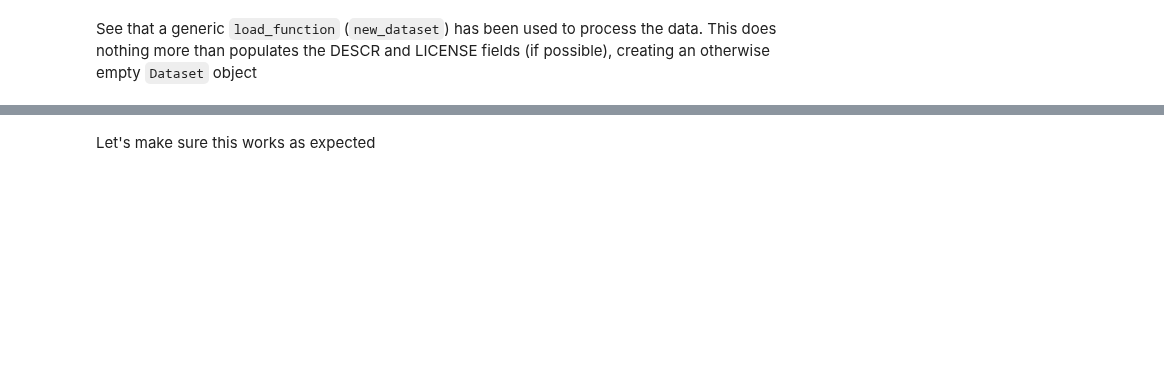
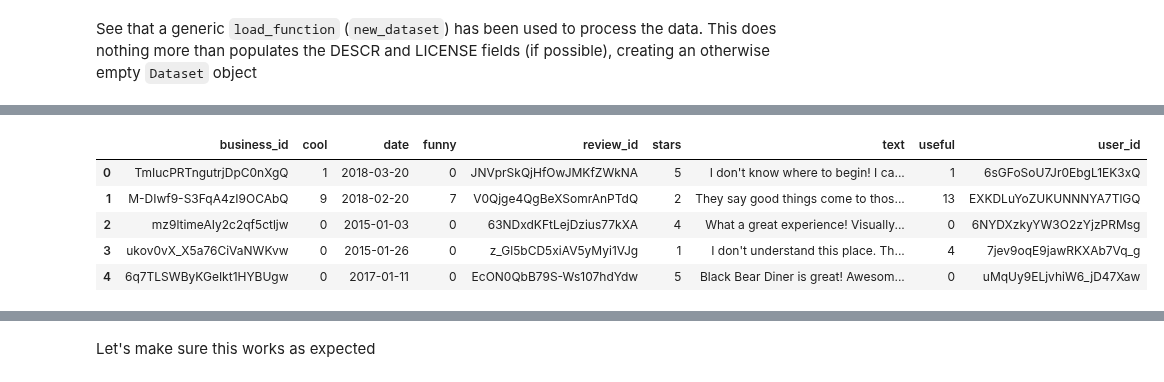
Before and after one commit to hackalog/text_embedding, a Jupyter notebook: notebooks/00-add-yelp-dataset.ipynb, the cells around one changed output, grey strips where cells are left out. Saved outputs shown, nothing was run; the diff lists cells and outputs as text; code cells hidden in the pictures; blank space fills up the shorter version.

Commit message:
add yelp dataset, notebook for generating it

```diff
--- a/notebooks/00-add-yelp-dataset.ipynb
+++ b/notebooks/00-add-yelp-dataset.ipynb
@@ -755,0 +652,5 @@ def process_lvq_pak(dataset_name='lvq-pak', kind='all', numeric_labels=True, met
+# %%
+biz_file = untar_dir / 'yelp_academic_dataset_business.json'
+review_file = untar_dir / 'yelp_academic_dataset_review.json'
+
+biz_file.exists() and review_file.exists()
@@ -755,0 +686,6 @@ def process_lvq_pak(dataset_name='lvq-pak', kind='all', numeric_labels=True, met
+# %%
+%%time
+k = 100000
+sample = reservoir_sample(review_file, k)
+data_json_str = "[" + ','.join(sample) + "]"
+df = pd.read_json(data_json_str)
@@ -755,0 +695,9 @@ def process_lvq_pak(dataset_name='lvq-pak', kind='all', numeric_labels=True, met
+# %%
+df.head()
+# %% [output]
+|  | business_id | cool | date | funny | review_id | stars | text | useful | user_id |
+| 0 | TmIucPRTngutrjDpC0nXgQ | 1 | 2018-03-20 | 0 | JNVprSkQjHfOwJMKfZWkNA | 5 | I don't know where to begin! I ca... | 1 | 6sGFoSoU7Jr0EbgL1EK3xQ |
+| 1 | M-DIwf9-S3FqA4zI9OCAbQ | 9 | 2018-02-20 | 7 | V0Qjge4QgBeXSomrAnPTdQ | 2 | They say good things come to thos... | 13 | EXKDLuYoZUKUNNNYA7TlGQ |
+| 2 | mz9ltimeAIy2c2qf5ctljw | 0 | 2015-01-03 | 0 | 63NDxdKFtLejDzius77kXA | 4 | What a great experience! Visually... | 0 | 6NYDXzkyYW3O2zYjzPRMsg |
+| 3 | ukov0vX_X5a76CiVaNWKvw | 0 | 2015-01-26 | 0 | z_Gl5bCD5xiAV5yMyi1VJg | 1 | I don't understand this place. Th... | 4 | 7jev9oqE9jawRKXAb7Vq_g |
+| 4 | 6q7TLSWByKGeIkt1HYBUgw | 0 | 2017-01-11 | 0 | EcON0QbB79S-Ws107hdYdw | 5 | Black Bear Diner is great! Awesom... | 0 | uMqUy9ELjvhiW6_jD47Xaw |
```
Also changed, not shown: parts of 61 cells of this notebook, 2 other files.
